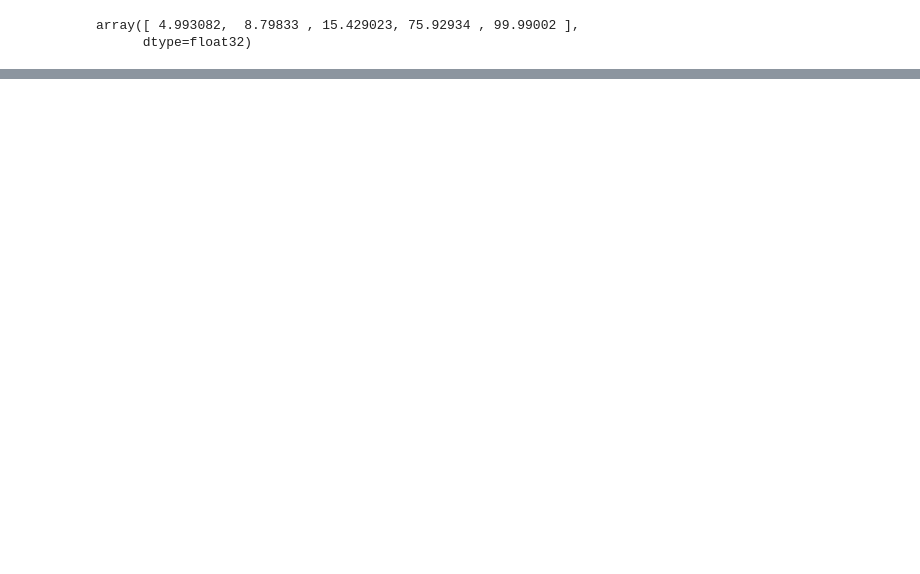
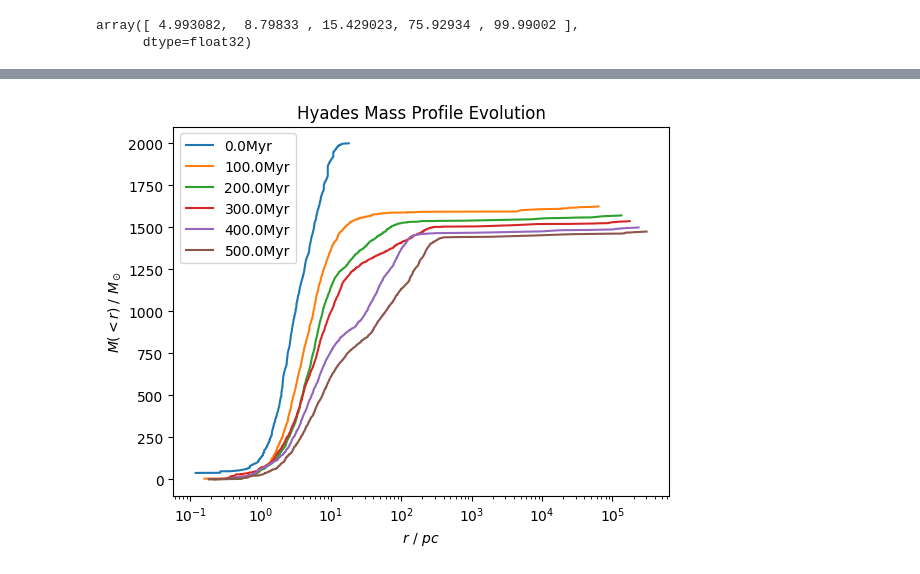
Before and after one commit to RSPicken2/stellar-streams, a Jupyter notebook: MassProfileAnalysis.ipynb, the cells around one changed output, grey strips where cells are left out. Cells and saved outputs as stored; diff of their text form; code cells hidden in the pictures; blank space fills up the shorter version.

Commit message:
Add Experiment Mass profile analysis

```diff
--- a/MassProfileAnalysis.ipynb
+++ b/MassProfileAnalysis.ipynb
@@ -280,23 +219,7 @@ def find_mass_profile(x, y, z, m):
 # %%
-fractions = np.asarray([0.75, 0.5, 0.25])
-radiis = []
-masses = []
-times = []
-sort_masses = []
+times = [0,100,200,300,400,500]
 
-for snap in [0, 60, 120, 180, 240]:
-    path = hyades + f'/snap.40_{snap}.h5part'
+data, glob_df, Myr_per_Nbody = get_steps_at_times(hyades, times)
 
-    with h5py.File(path, 'r') as f:
-        last_step = list(f.keys())[-1]
-        x = f[last_step]['X1'][:]
-        y = f[last_step]['X2'][:]
-        z = f[last_step]['X3'][:]
-        m = f[last_step]['M'][:]
-        t = f[last_step].attrs['Time'] * Myr_per_Nbody
 
-        r_sort, m_sort, m_sums = find_mass_profile(x, y, z, m)
-        masses.append(m_sums)
-        sort_masses.append(m_sort)
-        radiis.append(r_sort)
-        times.append(t)
+mass_profiles = find_mass_profiles(data)
@@ -371,0 +244,6 @@ plt.show()
+# %%
+fig, ax = plt.subplots()
+plot_mass_profile(fig, ax, mass_profiles, title='Hyades Mass Profile Evolution')
+plt.show()
+# %% [output]
+[figure, added]
```
Also changed, not shown: parts of 18 cells of this notebook, 2 other files.
